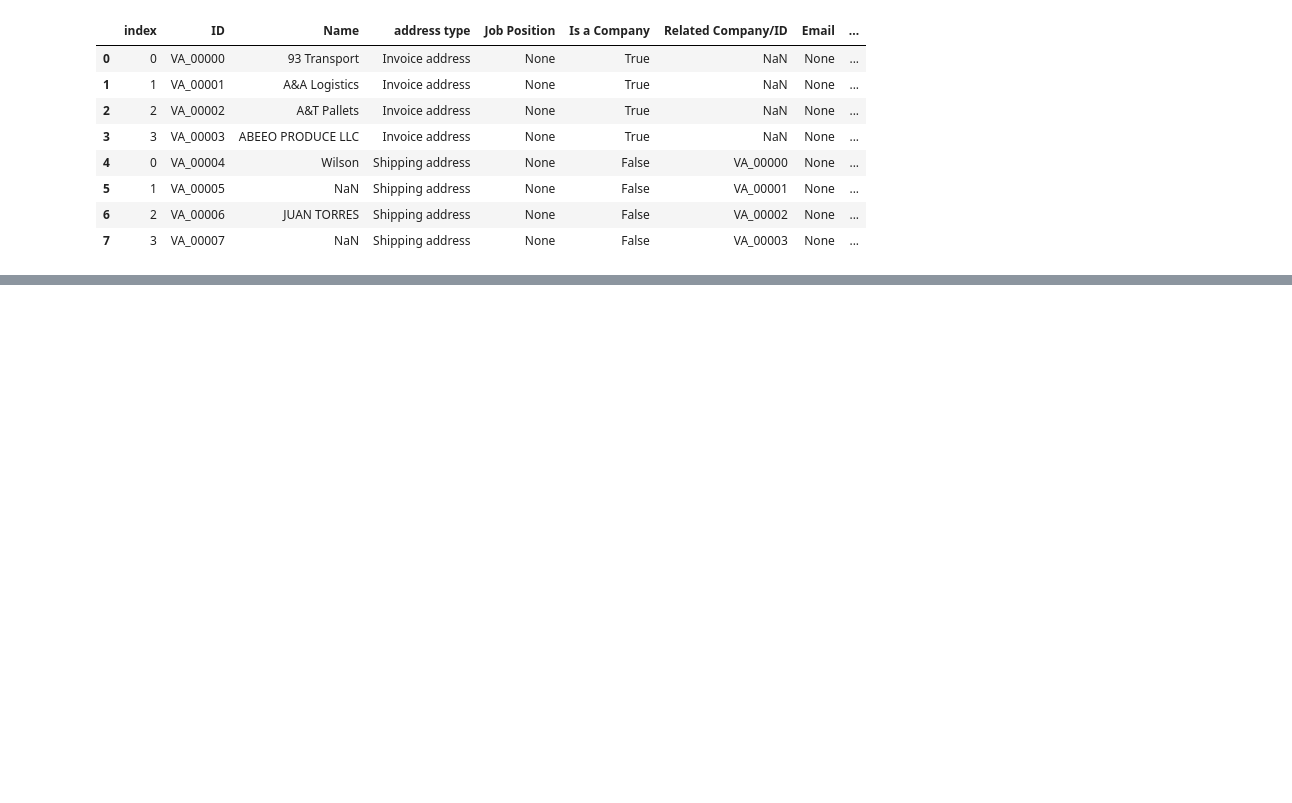
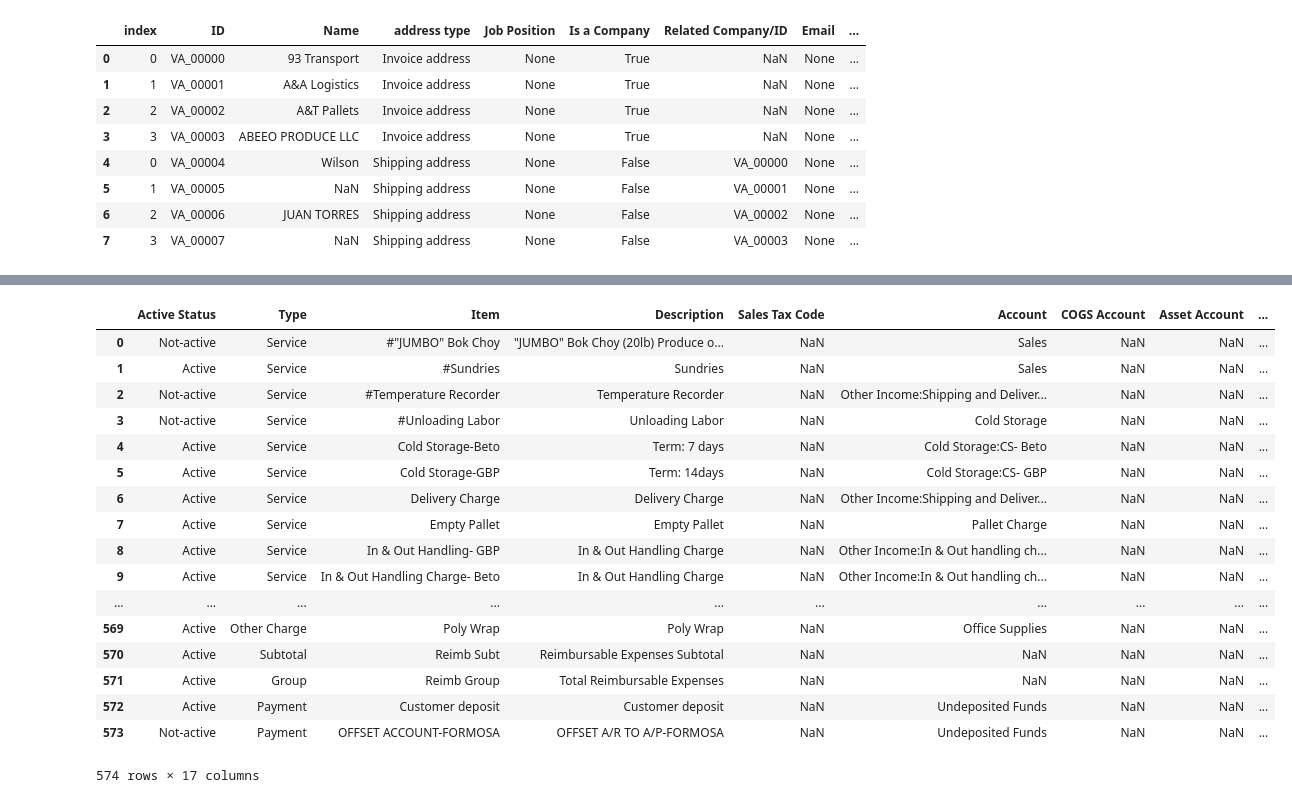
Before and after one commit to kennethcc2005/gbpusa_erp, a Jupyter notebook: Untitled.ipynb, the cells around one changed output, grey strips where cells are left out. Drawn from its saved outputs; the diff is of its cells as text; code cells hidden in the pictures; blank space fills up the shorter version.

```diff
--- a/Untitled.ipynb
+++ b/Untitled.ipynb
@@ -93,0 +155,21 @@ reg = re.compile("[-+]?\d+[\.]?\d*[eE]?[-+]?\d*")
+# %%
+df
+# %% [output]
+|  | Active Status | Type | Item | Description | Sales Tax Code | Account | COGS Account | Asset Account | ... |
+| 0 | Not-active | Service | #"JUMBO" Bok Choy | "JUMBO" Bok Choy (20lb) Produce o... | NaN | Sales | NaN | NaN | ... |
+| 1 | Active | Service | #Sundries | Sundries | NaN | Sales | NaN | NaN | ... |
+| 2 | Not-active | Service | #Temperature Recorder | Temperature Recorder | NaN | Other Income:Shipping and Deliver... | NaN | NaN | ... |
+| 3 | Not-active | Service | #Unloading Labor | Unloading Labor | NaN | Cold Storage | NaN | NaN | ... |
+| 4 | Active | Service | Cold Storage-Beto | Term: 7 days | NaN | Cold Storage:CS- Beto | NaN | NaN | ... |
+| 5 | Active | Service | Cold Storage-GBP | Term: 14days | NaN | Cold Storage:CS- GBP | NaN | NaN | ... |
+| 6 | Active | Service | Delivery Charge | Delivery Charge | NaN | Other Income:Shipping and Deliver... | NaN | NaN | ... |
+| 7 | Active | Service | Empty Pallet | Empty Pallet | NaN | Pallet Charge | NaN | NaN | ... |
+| 8 | Active | Service | In & Out Handling- GBP | In & Out Handling Charge | NaN | Other Income:In & Out handling ch... | NaN | NaN | ... |
+| 9 | Active | Service | In & Out Handling Charge- Beto | In & Out Handling Charge | NaN | Other Income:In & Out handling ch... | NaN | NaN | ... |
+| ... | ... | ... | ... | ... | ... | ... | ... | ... | ... |
+| 569 | Active | Other Charge | Poly Wrap | Poly Wrap | NaN | Office Supplies | NaN | NaN | ... |
+| 570 | Active | Subtotal | Reimb Subt | Reimbursable Expenses Subtotal | NaN | NaN | NaN | NaN | ... |
+| 571 | Active | Group | Reimb Group | Total Reimbursable Expenses | NaN | NaN | NaN | NaN | ... |
+| 572 | Active | Payment | Customer deposit | Customer deposit | NaN | Undeposited Funds | NaN | NaN | ... |
+| 573 | Not-active | Payment | OFFSET ACCOUNT-FORMOSA | OFFSET A/R TO A/P-FORMOSA | NaN | Undeposited Funds | NaN | NaN | ... |
+574 rows × 17 columns
```
Also changed, not shown: parts of 7 cells of this notebook, 8 other files.
